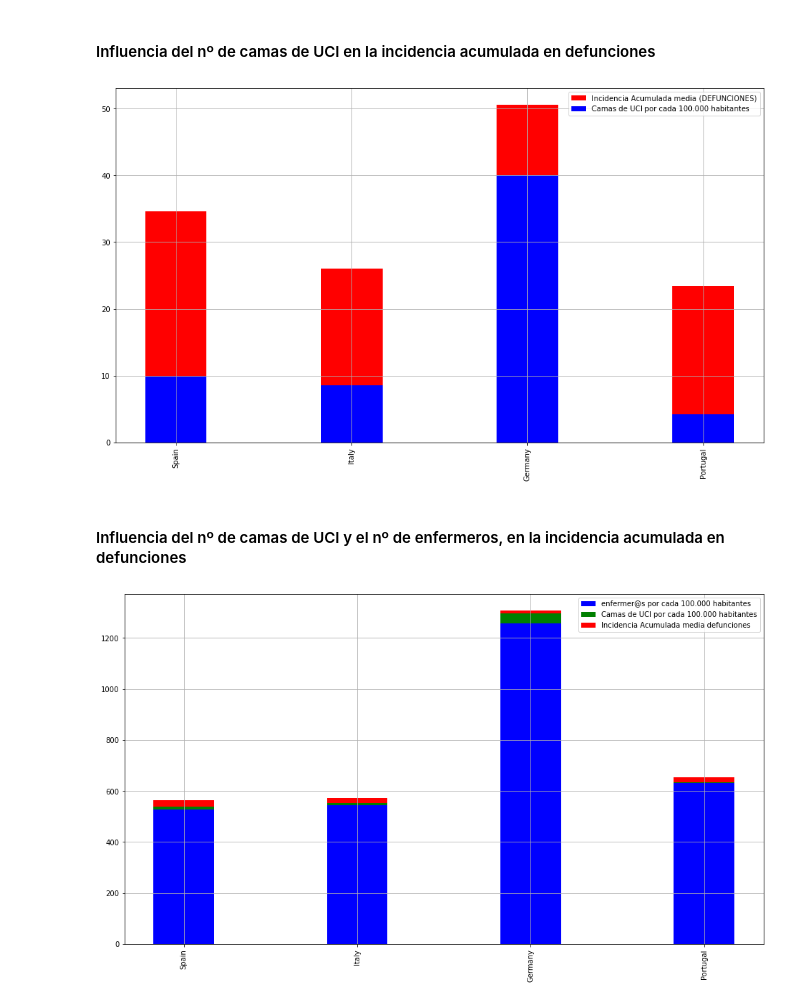
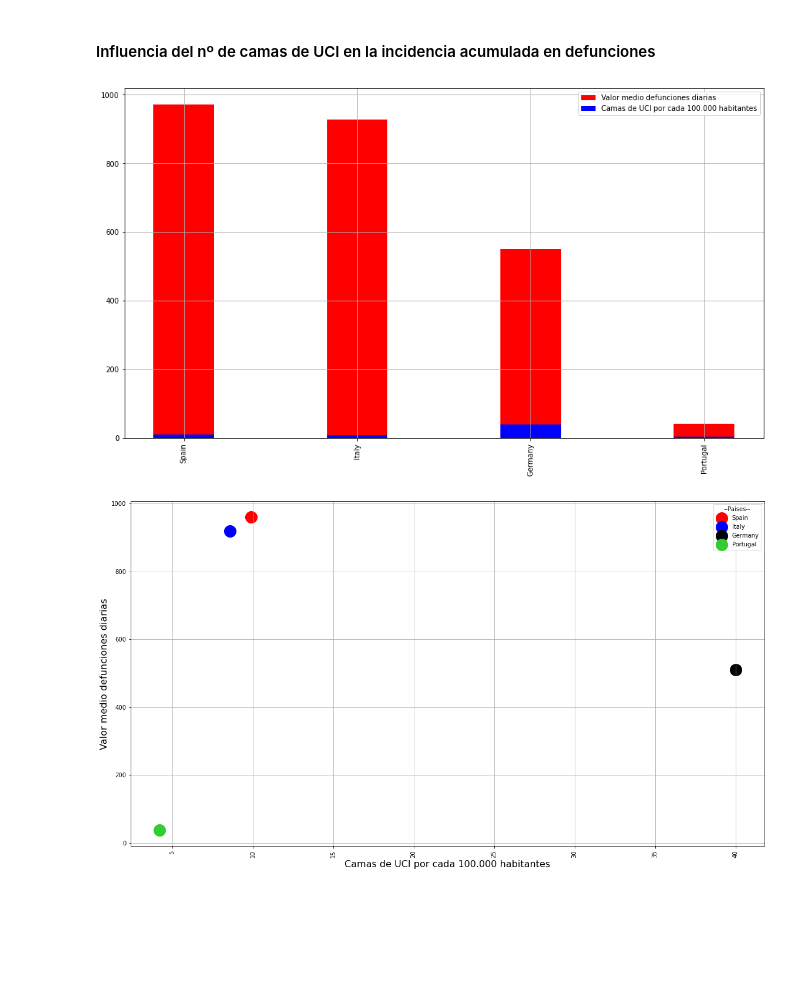
Before and after one commit to AlbertoMatogo/Analisis-covid19-Spain-primeraOla, a Jupyter notebook: Analisis_Paises.ipynb, the cells around one changed output. Saved outputs shown, nothing was run; the diff lists cells and outputs as text; code cells hidden in the pictures; blank space fills up the shorter version.

Commit message:
Se han actualizado cada uno de los notebook

```diff
--- a/Analisis_Paises.ipynb
+++ b/Analisis_Paises.ipynb
@@ -781,3 +801,25 @@ def bar_comparacion(y1,y2,l1="Incidencia Acumulada media",l2='',Tanalisis='confi
     ax.grid(True)
     plt.xticks(rotation=90)
     plt.show()
+# %%
+#Función para realizar las visualizaciones (comparaciones)
+#Gráfico bidimencional
+def graf_bidimencional(x,y2,tx="",ty="Incidencia Acumulada media",tamaño_scatter_p=200):
+    #L_mean_IA
+    #L_den_pob
+    x=x
+    y2=y2
+    label=L_nom_Paises
+    size=np.ones(4)*tamaño_scatter_p
+    j=0
+    fig,ax=plt.subplots(figsize=(16,9))
+    for i in ["Spain", "Italy", "Germany", "Portugal"]:
+        scatter=ax.scatter(x[j],y2[j],color=Dic_color[i],label=label[j],s=size[j])
+        ax.set_ylabel(ty, fontsize=16)
+        ax.set_xlabel(tx, fontsize=16)
+        plt.xticks(rotation=90)
+        j=j+1
+        ax.grid(True)
+    ax.legend(title="--Paises--")
+    fig.tight_layout()
+    plt.show()
@@ -869,0 +925,3 @@ DF_diarios_defuncion[40:50]
+# %%
+DF_diarios_defunciones=evolucion_datos_diarios("Total Defunciones")[0]
+DF_diarios_defunciones[30:50]
@@ -869,0 +953,3 @@ DF_diarios_defuncion[40:50]
+# %%
+L=DF_diarios_defunciones[DF_diarios_defunciones["Spain"]==1179]
+DF_diarios_defunciones["Spain"][142]=1179/168
@@ -895,3 +968,5 @@ analisisBasico(DF_IA_Paises_defunciones,'defunciones')
+# %%
+L_mean_NA_F=DF_diarios_defunciones[["Spain", "Italy", "Germany", "Portugal"]].max().tolist()
 # %% [markdown]
 #### Efecto del número de enfermer@s en la incidencia acumulada en defunciones
 # %%
@@ -919,12 +1014,11 @@ bar_comparacion(L_mean_IA_F,L_mayores65_pob,"Incidencia Acumulada media (DEFUNCI
 # %% [markdown]
 #### Influencia del nº de camas de UCI en la incidencia acumulada en defunciones
 # %%
-bar_comparacion(L_mean_IA_F,L_camas_UCI,"Incidencia Acumulada media (DEFUNCIONES)","Camas de UCI por cada 100.000 habitantes",'defunciones')
+bar_comparacion(L_mean_NA_F,L_camas_UCI,"Valor medio defunciones diarias","Camas de UCI por cada 100.000 habitantes",'defunciones')
 # %% [output]
-[figure, old version]
+[figure, new version]
-# %% [markdown]
-#### Influencia del nº de camas de UCI y el nº de enfermeros, en la incidencia acumulada en defunciones
 # %%
-bar_comparacion_2(L_prof_enfer,L_camas_UCI,L_mean_IA_F,'enfermer@s por cada 100.000 habitantes','Camas de UCI por cada 100.000 habitantes',"Incidencia Acumulada media defunciones",'defunciones')
+graf_bidimencional(L_camas_UCI,L_mean_NA_F,"Camas de UCI por cada 100.000 habitantes",
+                   "Valor medio defunciones diarias",400)
 # %% [output]
-[figure, old version]
+[figure, new version]
```
Also changed, not shown: parts of 32 cells of this notebook, 4 other files.
